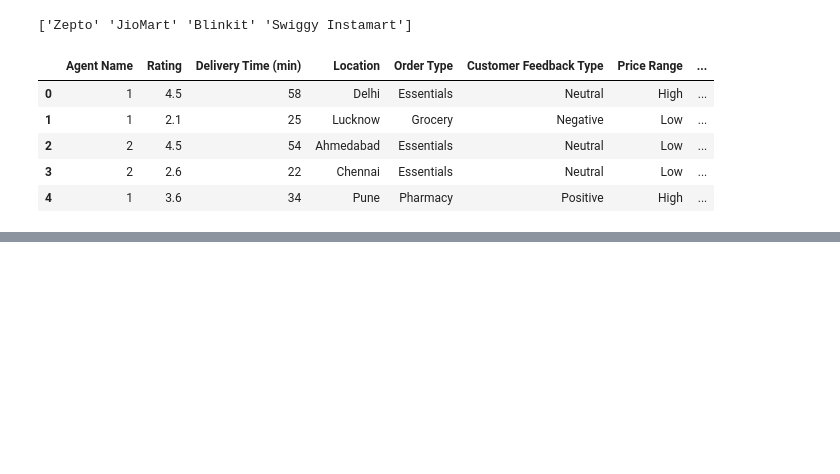
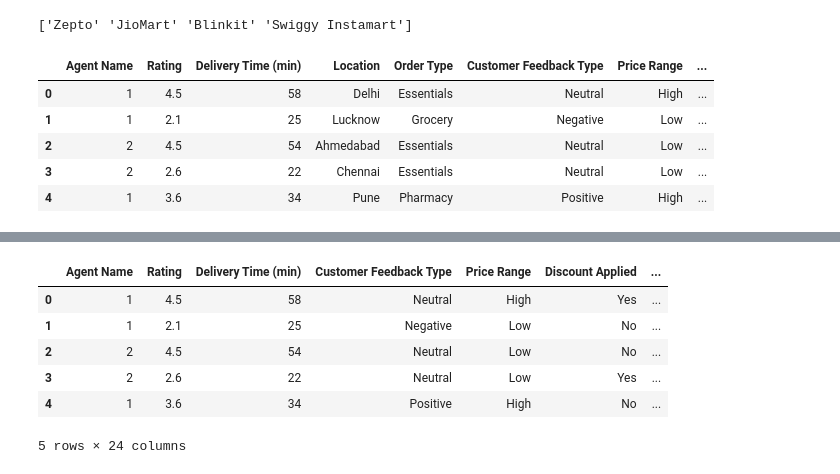
Before and after one commit to AtharSayed/DPL, a Jupyter notebook: practice/Ecommerce/main.ipynb, the cells around one changed output, grey strips where cells are left out. Drawn from its saved outputs; the diff is of its cells as text; code cells hidden in the pictures; blank space fills up the shorter version.

```diff
--- a/practice/Ecommerce/main.ipynb
+++ b/practice/Ecommerce/main.ipynb
@@ -49,0 +105,10 @@ data.head()
+# %%
+data.head()
+# %% [output]
+|  | Agent Name | Rating | Delivery Time (min) | Customer Feedback Type | Price Range | Discount Applied | ... |
+| 0 | 1 | 4.5 | 58 | Neutral | High | Yes | ... |
+| 1 | 1 | 2.1 | 25 | Negative | Low | No | ... |
+| 2 | 2 | 4.5 | 54 | Neutral | Low | No | ... |
+| 3 | 2 | 2.6 | 22 | Neutral | Low | Yes | ... |
+| 4 | 1 | 3.6 | 34 | Positive | High | No | ... |
+5 rows × 24 columns
```
Also changed, not shown: parts of 10 cells of this notebook.
